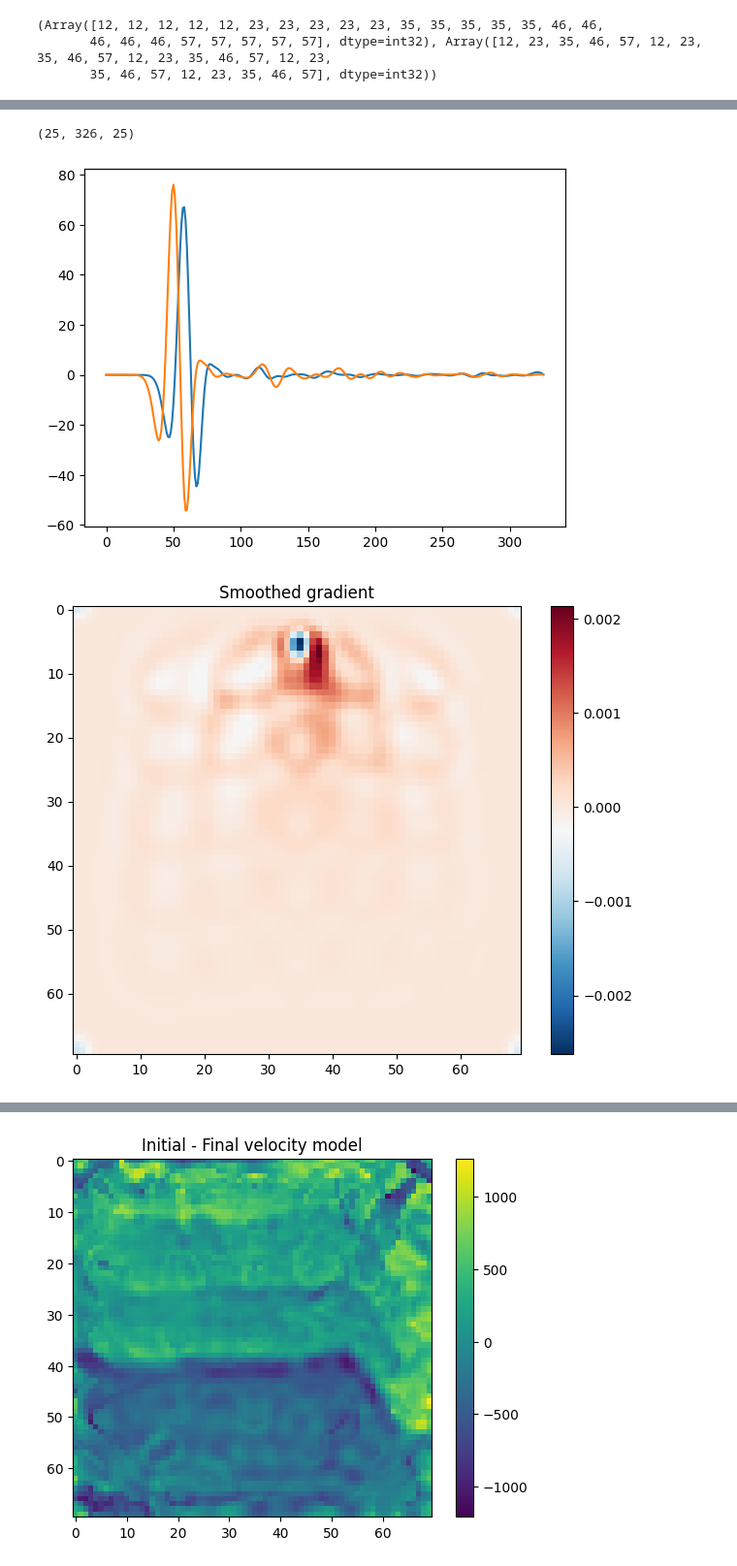
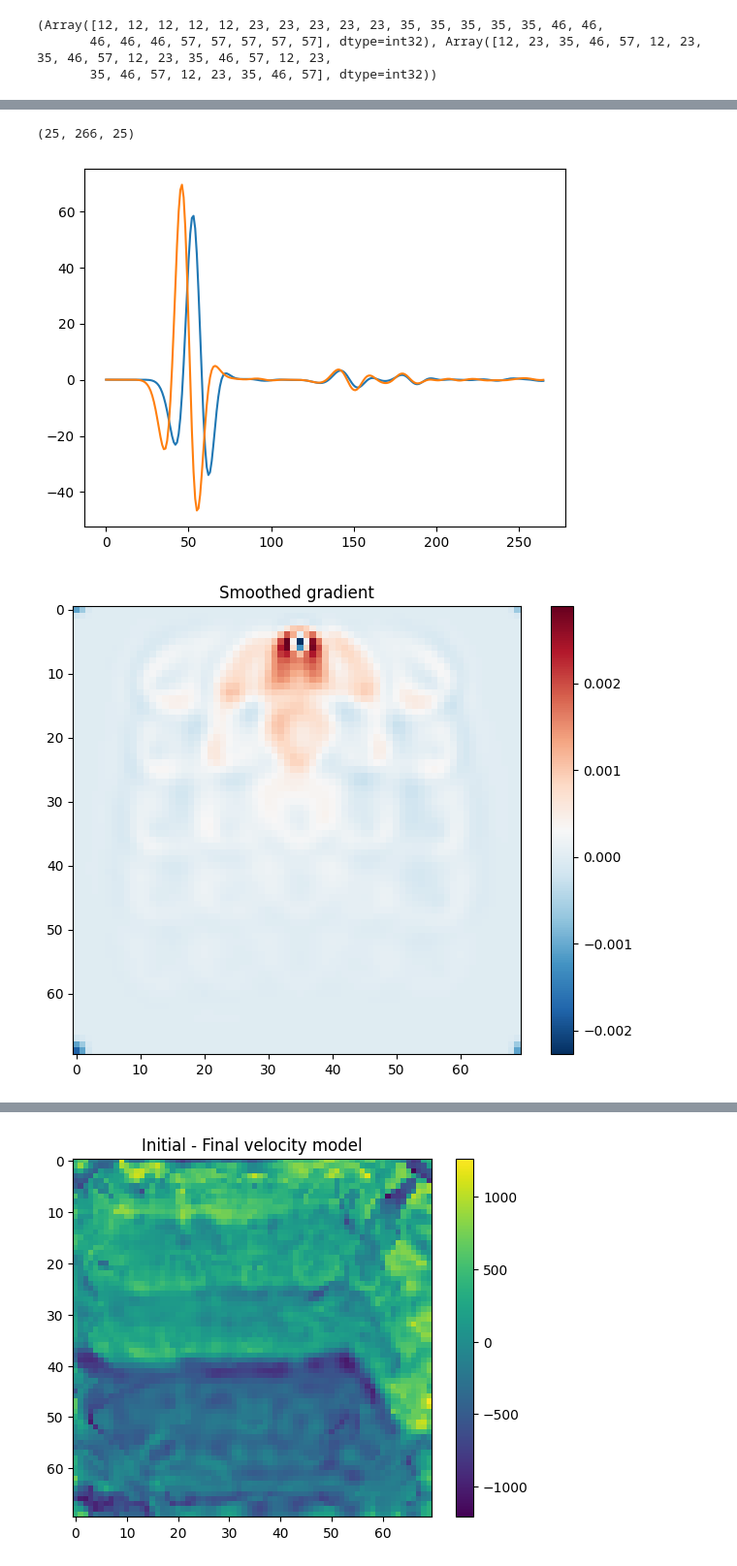
Before and after one commit to armercier/Hybrid-OED, a Jupyter notebook: src/scripts/inversion.ipynb, the cells around one changed output, grey strips where cells are left out. Shown at 97% size. Cells and saved outputs as stored; diff of their text form; code cells hidden in the pictures.

```diff
--- a/src/scripts/inversion.ipynb
+++ b/src/scripts/inversion.ipynb
@@ -51,7 +51,7 @@ print(model.shape)
 # the classic is 7, 14, 21
 
 
-true_model = model[84,0,:,:]
+true_model = model[7,0,:,:]
 plt.imshow(true_model)
 plt.colorbar()
 plt.show()
@@ -483,33 +483,33 @@ loss_with_grad_multi = value_and_grad(loss_func_multi, argnums=0)
 # %%
 p_data.shape
 # %% [output]
-(25, 326, 25)
+(25, 266, 25)
 # %%
 # plt.plot(hilbert_transf(p_data[0, :, 0]))
 plt.plot(p_data[0, :, 0])
 plt.plot(p_data[1, :, 1])
 plt.show()
 # %% [output]
-[figure, old version]
+[figure, new version]
 # %%
 def smooth_fun(gradient):
     # x = gradient.on_grid[..., 0]
     x = gradient
     for _ in range(1):
-        x = smooth(x, 2.0)
+        x = smooth(x)
     return x
 
 loss, gradient = loss_with_grad(params, source_num=2)
 gradient = smooth_fun(gradient)
 
 # Viualize
 plt.figure(figsize=(8, 6))
 plt.imshow(gradient, cmap="RdBu_r")
 plt.title("Smoothed gradient")
 plt.colorbar()
 plt.show()
 # %% [output]
-[figure, old version]
+[figure, new version]
 # %%
 losshistory = []
 reconstructions = []
```
Also changed, not shown: parts of 10 cells of this notebook, 4 other files.
